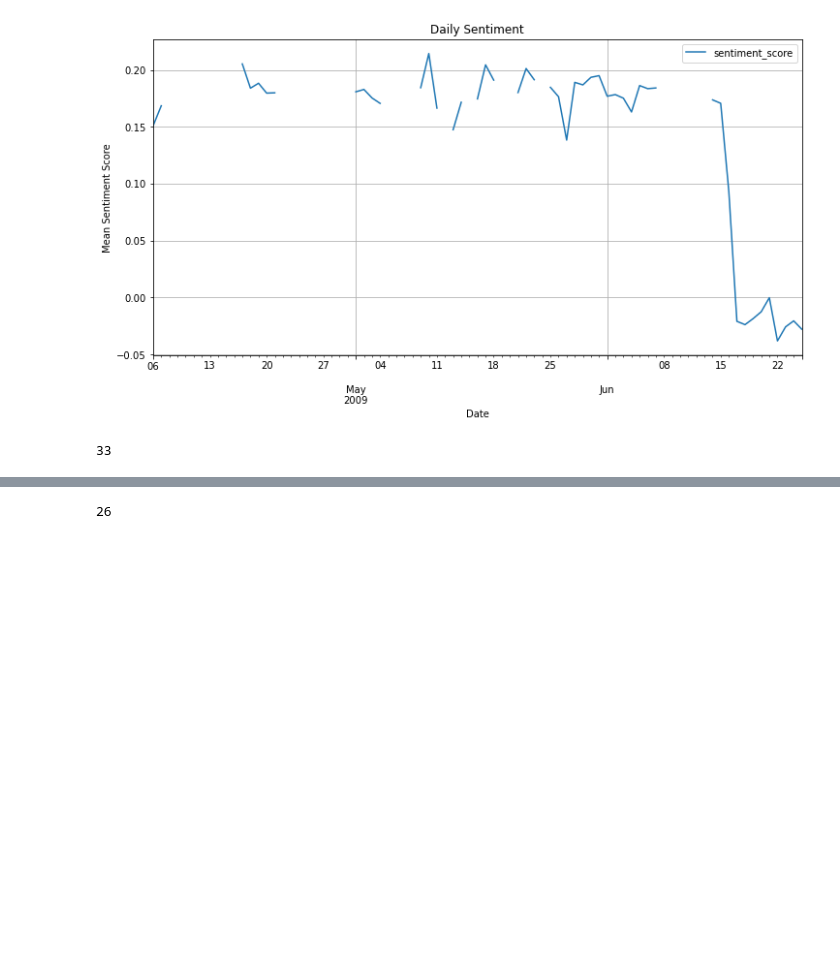
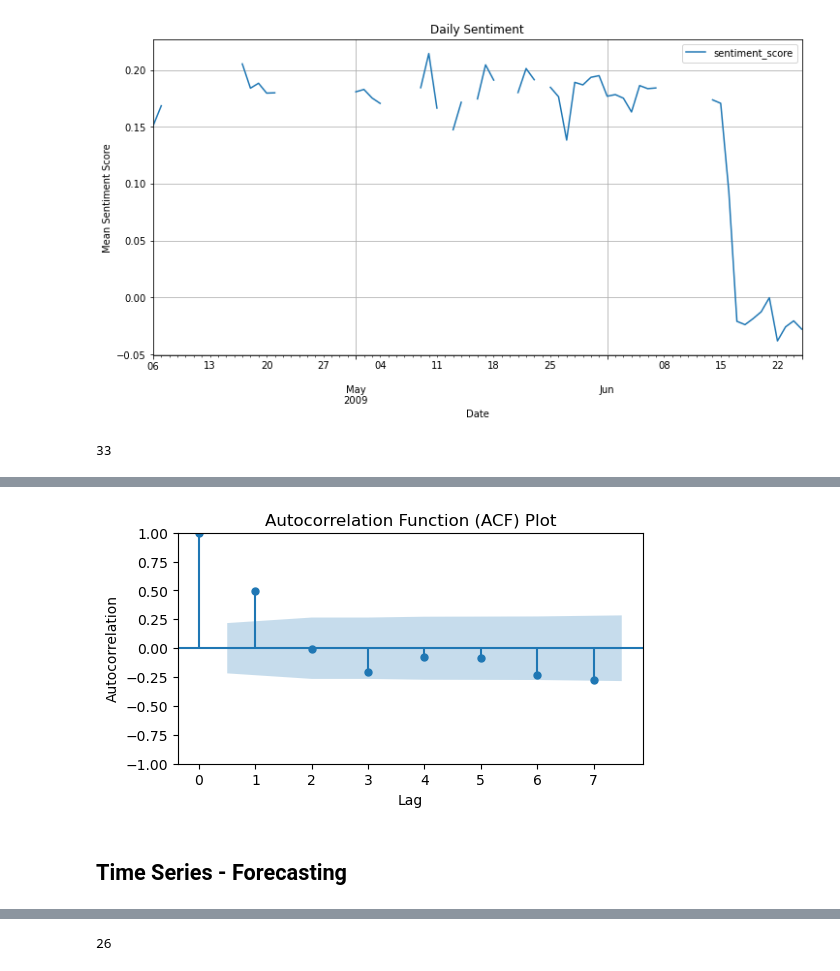
Before and after one commit to sbs23006/Big-data-time-series-forecasting, a Jupyter notebook: DataProcessing.ipynb, the cells around one changed output, grey strips where cells are left out. Saved outputs shown, nothing was run; the diff lists cells and outputs as text; code cells hidden in the pictures; blank space fills up the shorter version.

```diff
--- a/DataProcessing.ipynb
+++ b/DataProcessing.ipynb
@@ -553,0 +401,10 @@ autocorrelation(df_delete)
+# %%
+def autocorrelation(df): # needs stationary ts
+    #plt.figure(figsize=(6, 2))
+    plot_acf(df['sentiment_score'], lags=7);
+    plt.title('Autocorrelation Function (ACF) Plot')
+    plt.xlabel('Lag')
+    plt.ylabel('Autocorrelation')
+    plt.gcf().set_figwidth(6)
+    plt.gcf().set_figheight(3)
+   # plt.show();
@@ -553,0 +575,4 @@ autocorrelation(df_delete)
+# %%
+autocorrelation(des_int)
+# %% [output]
+[figure, added]
@@ -553,0 +588,2 @@ autocorrelation(df_delete)
+# %% [markdown]
+## Time Series - Forecasting
```
Also changed, not shown: parts of 100 cells of this notebook.
